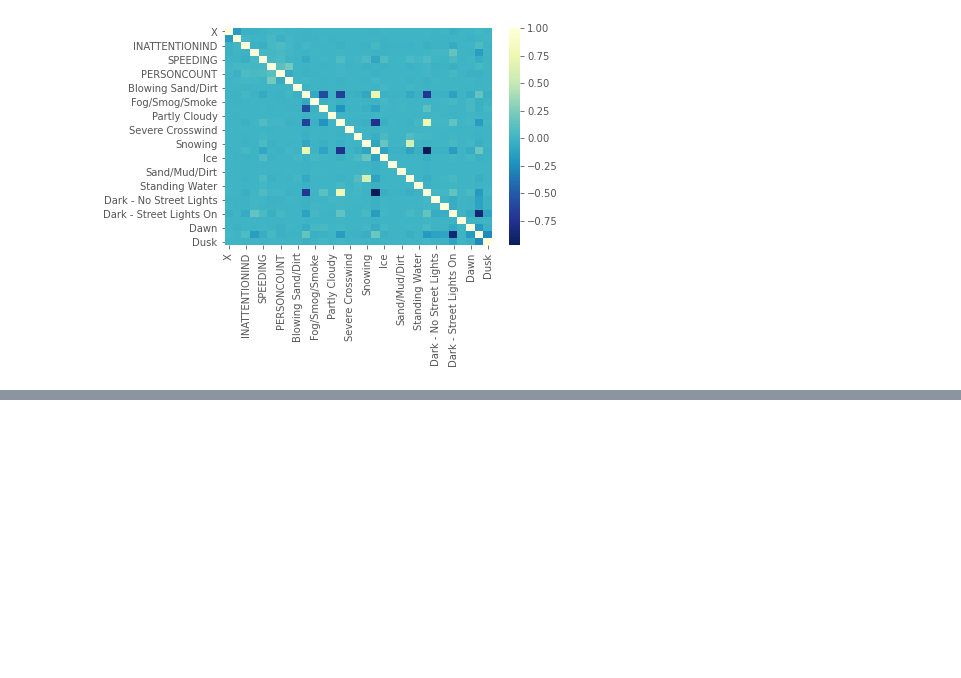
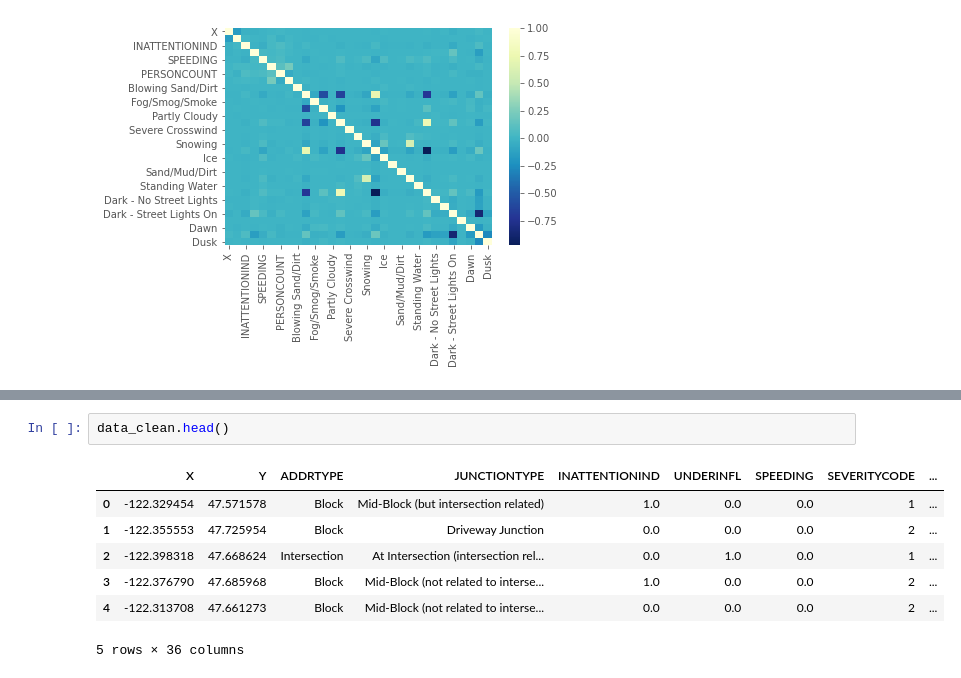
Before and after one commit to BryanBai901/Coursera_Capstone, a Jupyter notebook: Capstone_Main_code.ipynb, the cells around one changed output, grey strips where cells are left out. Cells and saved outputs as stored; diff of their text form; blank space fills up the shorter version.

```diff
--- a/Capstone_Main_code.ipynb
+++ b/Capstone_Main_code.ipynb
@@ -334,0 +403,10 @@ ValueError: could not convert string to float: 'Block'
+# %%
+data_clean.head()
+# %% [output]
+|  | X | Y | ADDRTYPE | JUNCTIONTYPE | INATTENTIONIND | UNDERINFL | SPEEDING | SEVERITYCODE | ... |
+| 0 | -122.329454 | 47.571578 | Block | Mid-Block (but intersection related) | 1.0 | 0.0 | 0.0 | 1 | ... |
+| 1 | -122.355553 | 47.725954 | Block | Driveway Junction | 0.0 | 0.0 | 0.0 | 2 | ... |
+| 2 | -122.398318 | 47.668624 | Intersection | At Intersection (intersection rel... | 0.0 | 1.0 | 0.0 | 1 | ... |
+| 3 | -122.376790 | 47.685968 | Block | Mid-Block (not related to interse... | 1.0 | 0.0 | 0.0 | 2 | ... |
+| 4 | -122.313708 | 47.661273 | Block | Mid-Block (not related to interse... | 0.0 | 0.0 | 0.0 | 2 | ... |
+5 rows × 36 columns
```
Also changed, not shown: parts of 13 cells of this notebook.
